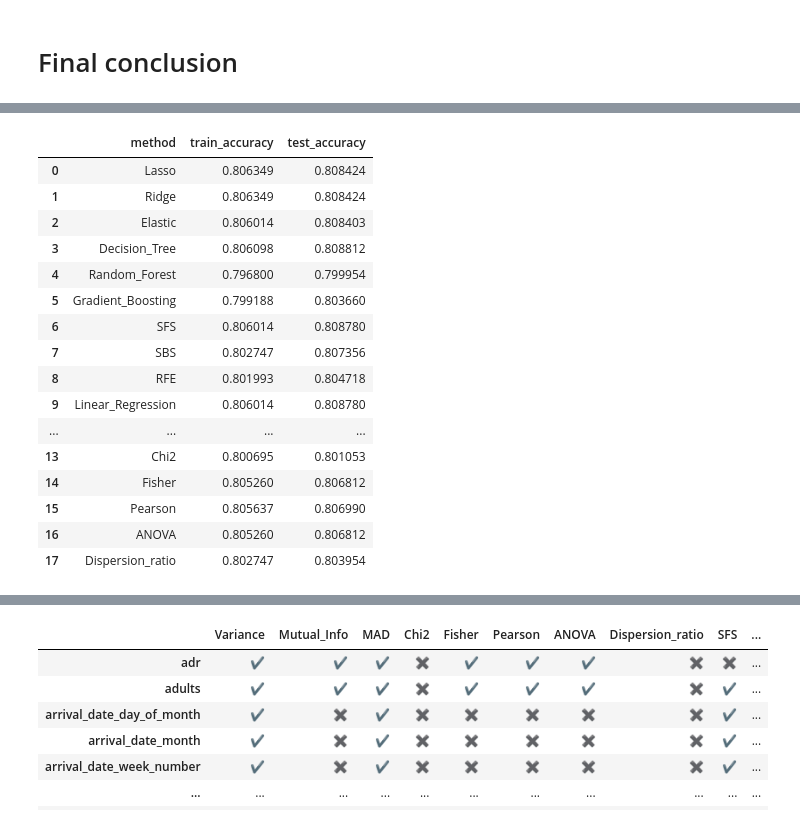
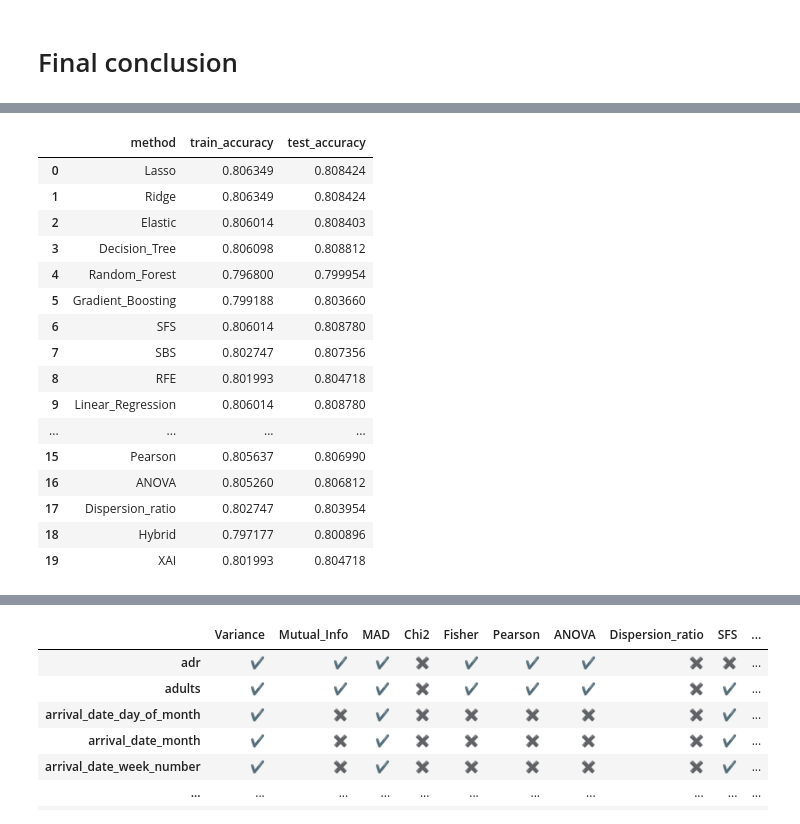
Before and after one commit to markoandjel/Preprocessing, a Jupyter notebook: I seminarski rad/Feature_Selection_Marko_Andjelkovic_1809.ipynb, the cells around one changed output, grey strips where cells are left out. Cells and saved outputs as stored; diff of their text form; code cells hidden in the pictures.

Commit message:
Added hybrid and XAI

```diff
--- a/I seminarski rad/Feature_Selection_Marko_Andjelkovic_1809.ipynb
+++ b/I seminarski rad/Feature_Selection_Marko_Andjelkovic_1809.ipynb
@@ -2273,0 +2329,25 @@ plt.show()
+# %%
+from sklearn.inspection import permutation_importance
+import pandas as pd
+
+fit_features = list(hybrid.feature_names_in_)   # 25 kolona u pravom redosledu
+
+X_perm = X[fit_features]        # ceo X
+y_perm = y                      # ceo y (NE y_test)
+
+perm = permutation_importance(
+    hybrid,
+    X_perm,
+    y_perm,
+    n_repeats=10,
+    random_state=42,
+    n_jobs=-1
+)
+
+xai_df = pd.DataFrame({
+    "feature": fit_features,
+    "importance_mean": perm.importances_mean,
+    "importance_std": perm.importances_std
+}).sort_values("importance_mean", ascending=False)
+
+xai_df.head(10)
@@ -2273,0 +2379,4 @@ plt.show()
+# %%
+selected_xai = xai_df['feature'].tolist()
+# %%
+y_test_xai, y_pred_xai, train_acc_xai, test_acc_xai = run_logistic_regression(df_scaled[selected_xai], df["is_canceled"])
@@ -2274,22 +2397,33 @@ plt.show()
 # %%
 df_all_plt = pd.concat([df_embedded_plot, df_wrapper_plot, df_plot], ignore_index=True)
+# %%
+other_methods = {
+    "Hybrid":(train_acc_hyb, test_acc_hyb),
+    "XAI":(train_acc_xai, test_acc_xai)
+}
+
+df_other = pd.DataFrame(
+    [(m, v[0], v[1]) for m, v in other_methods.items()],
+    columns=["method", "train_accuracy", "test_accuracy"]
+)
 # %%
+df_all_plt = pd.concat([df_embedded_plot, df_wrapper_plot, df_plot, df_other], ignore_index=True)
 df_all_plt
 # %% [output]
 |  | method | train_accuracy | test_accuracy |
 | 0 | Lasso | 0.806349 | 0.808424 |
 | 1 | Ridge | 0.806349 | 0.808424 |
 | 2 | Elastic | 0.806014 | 0.808403 |
 | 3 | Decision_Tree | 0.806098 | 0.808812 |
 | 4 | Random_Forest | 0.796800 | 0.799954 |
 | 5 | Gradient_Boosting | 0.799188 | 0.803660 |
 | 6 | SFS | 0.806014 | 0.808780 |
 | 7 | SBS | 0.802747 | 0.807356 |
 | 8 | RFE | 0.801993 | 0.804718 |
 | 9 | Linear_Regression | 0.806014 | 0.808780 |
 | ... | ... | ... | ... |
-| 13 | Chi2 | 0.800695 | 0.801053 |
-| 14 | Fisher | 0.805260 | 0.806812 |
 | 15 | Pearson | 0.805637 | 0.806990 |
 | 16 | ANOVA | 0.805260 | 0.806812 |
 | 17 | Dispersion_ratio | 0.802747 | 0.803954 |
+| 18 | Hybrid | 0.797177 | 0.800896 |
+| 19 | XAI | 0.801993 | 0.804718 |
```
Also changed, not shown: parts of 72 cells of this notebook.
